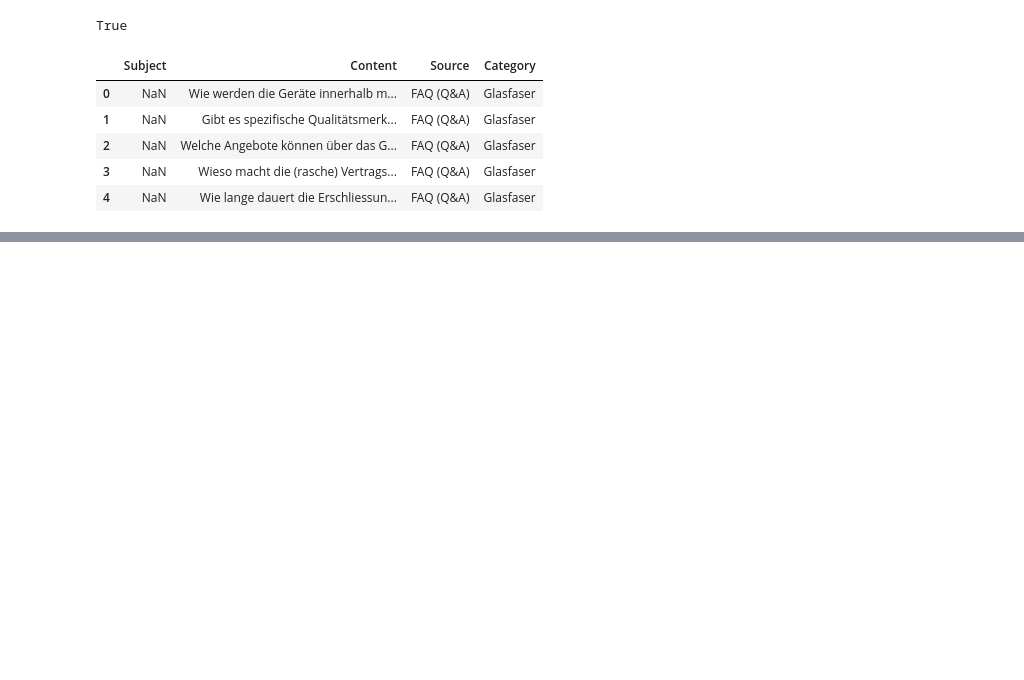
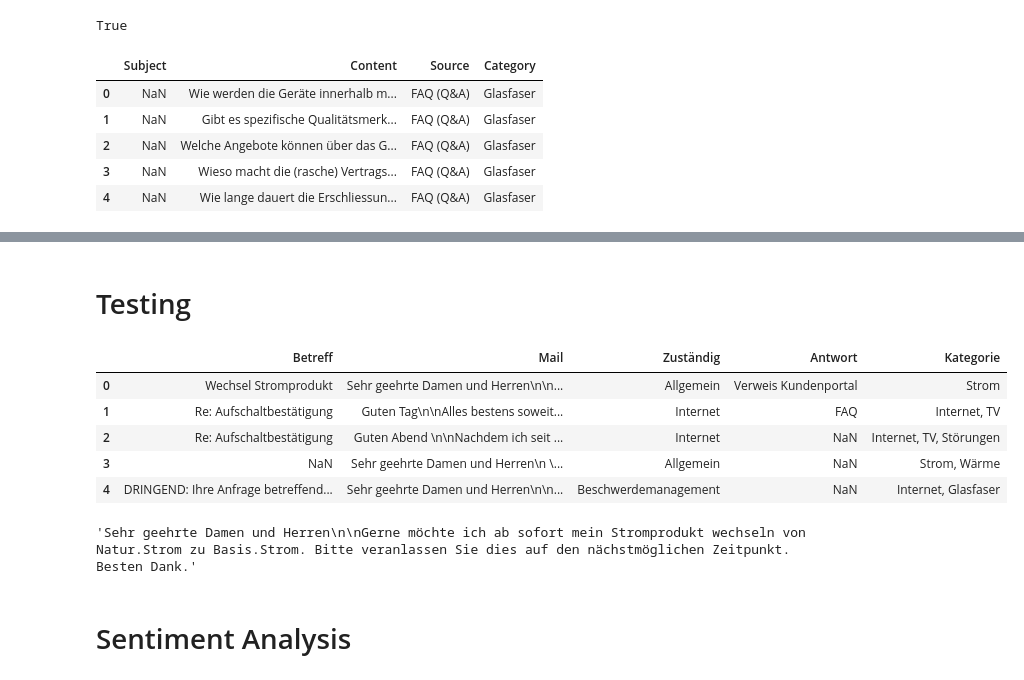
Before and after one commit to CariusLars/YBH2020, a Jupyter notebook: NLP/key_words.ipynb, the cells around one changed output, grey strips where cells are left out. Cells and saved outputs as stored; diff of their text form; code cells hidden in the pictures; blank space fills up the shorter version.

```diff
--- a/NLP/key_words.ipynb
+++ b/NLP/key_words.ipynb
@@ -94,0 +169,13 @@ for i in df_top10['Storungen']:
+# %% [markdown]
+# Testing
+# %%
+df_email = pd.read_excel('../data/Mails.xlsx')
+# %%
+df_email.head()
+# %% [output]
+|  | Betreff | Mail | Zuständig | Antwort | Kategorie |
+| 0 | Wechsel Stromprodukt | Sehr geehrte Damen und Herren\n\n... | Allgemein | Verweis Kundenportal | Strom |
+| 1 | Re: Aufschaltbestätigung | Guten Tag\n\nAlles bestens soweit... | Internet | FAQ | Internet, TV |
+| 2 | Re: Aufschaltbestätigung | Guten Abend \n\nNachdem ich seit ... | Internet | NaN | Internet, TV, Störungen |
+| 3 | NaN | Sehr geehrte Damen und Herren\n \... | Allgemein | NaN | Strom, Wärme |
+| 4 | DRINGEND: Ihre Anfrage betreffend... | Sehr geehrte Damen und Herren\n\n... | Beschwerdemanagement | NaN | Internet, Glasfaser |
@@ -94,0 +188,6 @@ for i in df_top10['Storungen']:
+# %%
+df_email['Mail'].loc[0]
+# %% [output]
+'Sehr geehrte Damen und Herren\n\nGerne möchte ich ab sofort mein Stromprodukt wechseln von Natur.Strom zu Basis.Strom. Bitte veranlassen Sie dies auf den nächstmöglichen Zeitpunkt. Besten Dank.'
+# %% [markdown]
+# Sentiment Analysis
```
Also changed, not shown: parts of 23 cells of this notebook, 5 other files.
